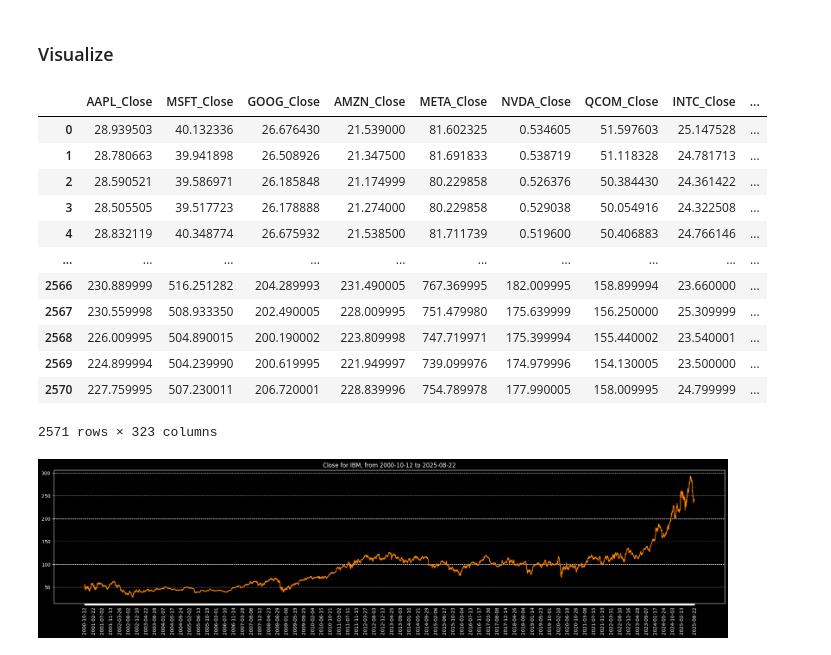
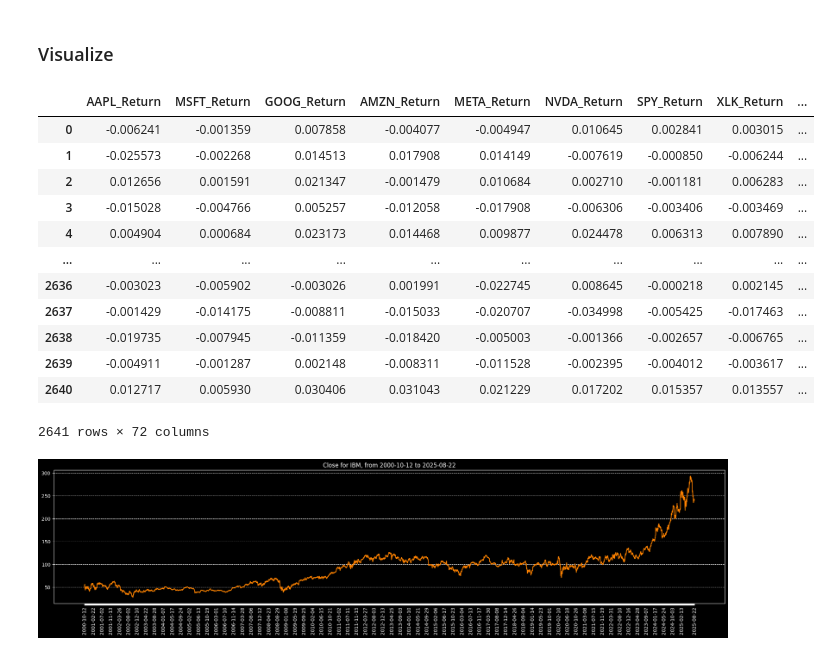
Before and after one commit to brien60/Stock-LSTM, a Jupyter notebook: lstm.ipynb, the cells around one changed output. Saved outputs shown, nothing was run; the diff lists cells and outputs as text; code cells hidden in the pictures.

```diff
--- a/lstm.ipynb
+++ b/lstm.ipynb
@@ -23,21 +23,21 @@ from ta.trend import EMAIndicator, MACD
 from ta.volatility import AverageTrueRange
 
 import yfinance as yf
-
+from torch.utils.tensorboard import SummaryWriter
 
 config = {
     "yfinance": {
         "symbol": "AAPL",
-        "symbols":  [
-            "AAPL", "MSFT", "GOOG", "AMZN", "META", "NVDA",
-            "QCOM", "INTC", "AMD", "TSLA", "SONY", "SPY",
-            "XLK", "CRM", "ORCL", "ADBE", "IBM", "TXN", "AMAT"
+        "symbols": [
+            "AAPL", "MSFT", "GOOG", "AMZN",
+            "META", "NVDA", "SPY", "XLK",
+            "TSLA", "CRM", "ADBE", "QCOM"
         ],
         "period": "10y",
         "interval": "1d",
     },
     "data": {
-        "window_size": 20, # use information from past 20 days to predict
+        "window_size": 90,
         "train_split_size": 0.70,
         "val_split_size": 0.15,
         "test_split_size": 0.15,
@@ -53,16 +53,15 @@ config = {
         "color_pred_test": "#FF4136",
     },
     "model": {
-        "input_size": 21,
-        "num_lstm_layers": 3,
+        "num_lstm_layers": 2,
         "lstm_size": 64, # hidden state dimensionality
         "dropout": 0.3,
     },
     "training": {
         "device": "cuda" if torch.cuda.is_available() else "cpu",
-        "batch_size": 64,
+        "batch_size": 128,
         "num_epoch": 100,
-        "learning_rate": 1e-3,
+        "learning_rate": 5e-4,
         "weight_decay": 1e-2,
         "scheduler_step_size": 40,
     }
@@ -72,7 +71,7 @@ data_list = []
 
 for symbol in config["yfinance"]["symbols"]:
     ticker = yf.Ticker(symbol)
-    df = ticker.history(start="2015-01-01", auto_adjust=True, actions=False)
+    df = ticker.history(start="2015-01-01", interval=config["yfinance"]["interval"], auto_adjust=True, actions=False)
     df = df.add_prefix(f"{symbol}_")
     data_list.append(df)
 
@@ -124,20 +123,23 @@ all_indicators = []
 for symbol in config["yfinance"]["symbols"]:
     df_ind = pd.DataFrame(index=combined_df.index)
     close = combined_df[f"{symbol}_Close"]
+    high = combined_df[f"{symbol}_High"]
+    low = combined_df[f"{symbol}_Low"]
+    volume = combined_df[f"{symbol}_Volume"]
 
-    df_ind[f"{symbol}_SMA_10"] = close.rolling(window=10).mean()
-    df_ind[f"{symbol}_EMA_20"] = EMAIndicator(close, window=20).ema_indicator()
+    # Price-based indicators
+    df_ind[f"{symbol}_Return"] = close.pct_change() # daily returns
 
+    # Momentum indicators
     macd = MACD(close)
     df_ind[f"{symbol}_MACD_diff"] = macd.macd_diff()
-
     df_ind[f"{symbol}_RSI_14"] = RSIIndicator(close, window=14).rsi()
 
-    df_ind[f"{symbol}_ATR_14"] = AverageTrueRange(
-        high=combined_df[f"{symbol}_High"],
-        low=combined_df[f"{symbol}_Low"],
-        close=combined_df[f"{symbol}_Close"],
-        window=14).average_true_range()
+    # Volatility
+    df_ind[f"{symbol}_ATR_14"] = AverageTrueRange(high, low, close, window=14).average_true_range()
+
+    # Volume
+    df_ind[f"{symbol}_Volume"] = volume
 
     all_indicators.append(df_ind)
 
@@ -179,29 +175,29 @@ Number of data points: 6252 from 2000-10-12 to 2025-08-22
 # %% [markdown]
 ### Visualize
 # %%
-features = ["Close", "SMA_10", "EMA_20", "MACD_diff", "ATR_14", "Volume", "RSI_14"]
+features = ["Return", "MACD_diff", "ATR_14", "RSI_14", "Volume"]
 features_cols = []
 
 for feature in features:
     for symbol in config["yfinance"]["symbols"]:
         features_cols.append(f"{symbol}_{feature}")
 
 combined_df_features = combined_df[features_cols]
 combined_df_features
 # %% [output]
-|  | AAPL_Close | MSFT_Close | GOOG_Close | AMZN_Close | META_Close | NVDA_Close | QCOM_Close | INTC_Close | ... |
-| 0 | 28.939503 | 40.132336 | 26.676430 | 21.539000 | 81.602325 | 0.534605 | 51.597603 | 25.147528 | ... |
-| 1 | 28.780663 | 39.941898 | 26.508926 | 21.347500 | 81.691833 | 0.538719 | 51.118328 | 24.781713 | ... |
-| 2 | 28.590521 | 39.586971 | 26.185848 | 21.174999 | 80.229858 | 0.526376 | 50.384430 | 24.361422 | ... |
-| 3 | 28.505505 | 39.517723 | 26.178888 | 21.274000 | 80.229858 | 0.529038 | 50.054916 | 24.322508 | ... |
-| 4 | 28.832119 | 40.348774 | 26.675932 | 21.538500 | 81.711739 | 0.519600 | 50.406883 | 24.766146 | ... |
+|  | AAPL_Return | MSFT_Return | GOOG_Return | AMZN_Return | META_Return | NVDA_Return | SPY_Return | XLK_Return | ... |
+| 0 | -0.006241 | -0.001359 | 0.007858 | -0.004077 | -0.004947 | 0.010645 | 0.002841 | 0.003015 | ... |
+| 1 | -0.025573 | -0.002268 | 0.014513 | 0.017908 | 0.014149 | -0.007619 | -0.000850 | -0.006244 | ... |
+| 2 | 0.012656 | 0.001591 | 0.021347 | -0.001479 | 0.010684 | 0.002710 | -0.001181 | 0.006283 | ... |
+| 3 | -0.015028 | -0.004766 | 0.005257 | -0.012058 | -0.017908 | -0.006306 | -0.003406 | -0.003469 | ... |
+| 4 | 0.004904 | 0.000684 | 0.023173 | 0.014468 | 0.009877 | 0.024478 | 0.006313 | 0.007890 | ... |
 | ... | ... | ... | ... | ... | ... | ... | ... | ... | ... |
-| 2566 | 230.889999 | 516.251282 | 204.289993 | 231.490005 | 767.369995 | 182.009995 | 158.899994 | 23.660000 | ... |
-| 2567 | 230.559998 | 508.933350 | 202.490005 | 228.009995 | 751.479980 | 175.639999 | 156.250000 | 25.309999 | ... |
-| 2568 | 226.009995 | 504.890015 | 200.190002 | 223.809998 | 747.719971 | 175.399994 | 155.440002 | 23.540001 | ... |
-| 2569 | 224.899994 | 504.239990 | 200.619995 | 221.949997 | 739.099976 | 174.979996 | 154.130005 | 23.500000 | ... |
-| 2570 | 227.759995 | 507.230011 | 206.720001 | 228.839996 | 754.789978 | 177.990005 | 158.009995 | 24.799999 | ... |
+| 2636 | -0.003023 | -0.005902 | -0.003026 | 0.001991 | -0.022745 | 0.008645 | -0.000218 | 0.002145 | ... |
+| 2637 | -0.001429 | -0.014175 | -0.008811 | -0.015033 | -0.020707 | -0.034998 | -0.005425 | -0.017463 | ... |
+| 2638 | -0.019735 | -0.007945 | -0.011359 | -0.018420 | -0.005003 | -0.001366 | -0.002657 | -0.006765 | ... |
+| 2639 | -0.004911 | -0.001287 | 0.002148 | -0.008311 | -0.011528 | -0.002395 | -0.004012 | -0.003617 | ... |
+| 2640 | 0.012717 | 0.005930 | 0.030406 | 0.031043 | 0.021229 | 0.017202 | 0.015357 | 0.013557 | ... |
-2571 rows × 323 columns
+2641 rows × 72 columns
 # %%
 plt.style.use("dark_background")
 
```
Also changed, not shown: parts of 13 cells of this notebook, 3 other files.
